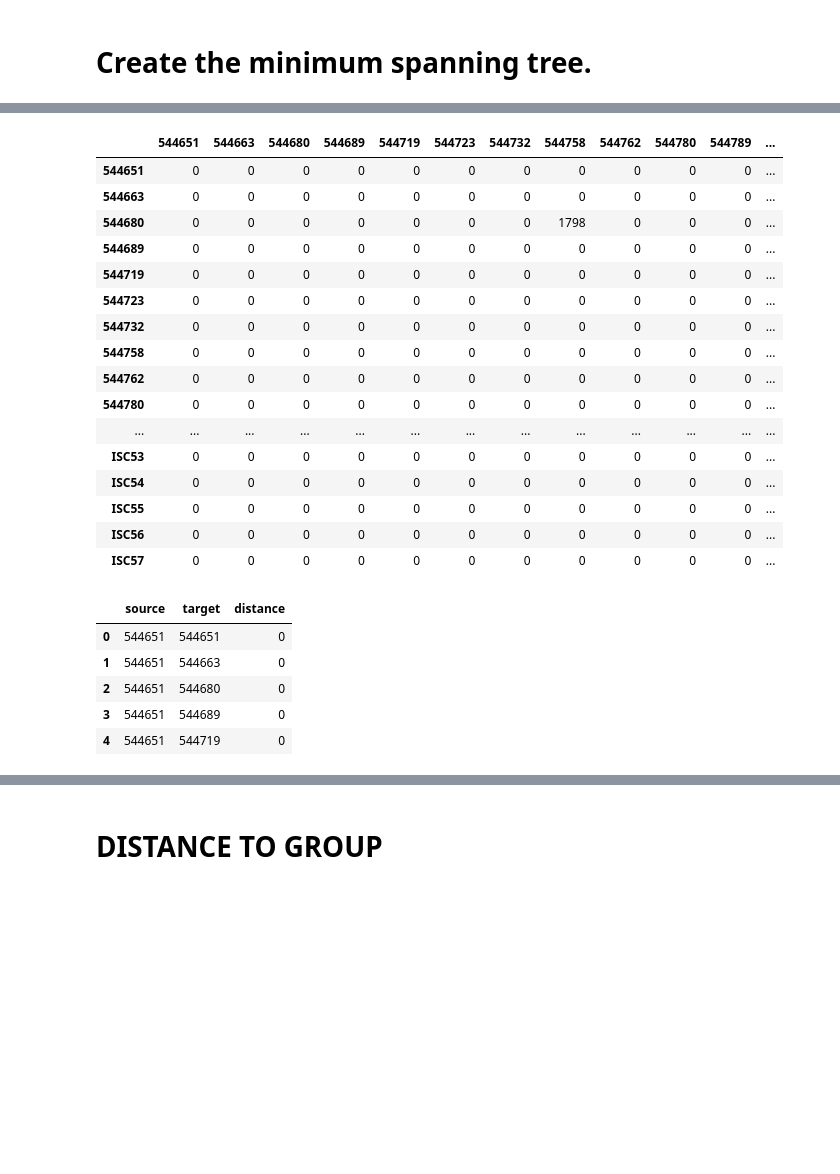
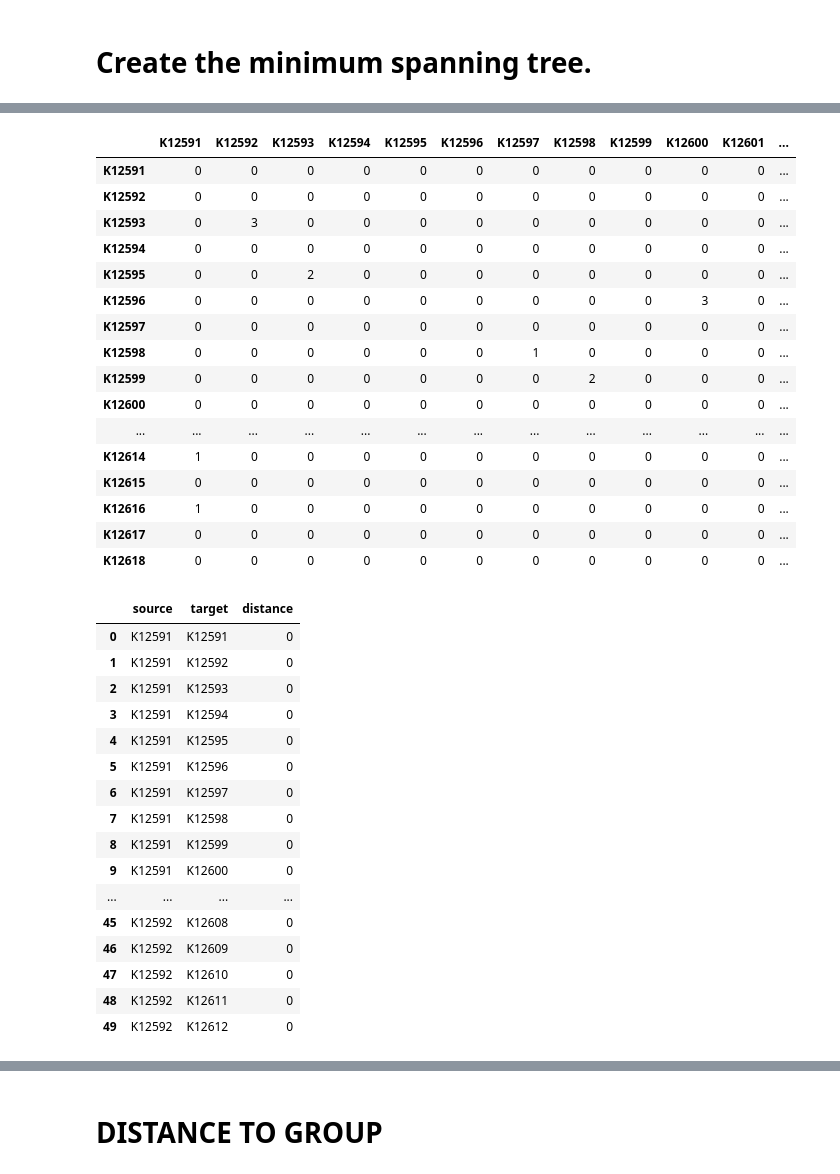
Before and after one commit to pedroscampoy/PJSC_utils, a Jupyter notebook: jupyter/Chewbbaca_to_network.ipynb, the cells around one changed output, grey strips where cells are left out. Saved outputs shown, nothing was run; the diff lists cells and outputs as text; code cells hidden in the pictures; blank space fills up the shorter version.

```diff
--- a/jupyter/Chewbbaca_to_network.ipynb
+++ b/jupyter/Chewbbaca_to_network.ipynb
@@ -16,7 +20,7 @@ pd.set_option('display.max_columns', None)
 pd.set_option('display.max_rows', None)
 pd.set_option('display.max_colwidth', None)
 # %%
-df = pd.read_csv('../data/cgMLST.tsv', sep='\t', index_col=0)
+df = pd.read_csv('/processing_Data/antibioticos/mperezv/ANALYSIS/OUTBREAK_COVID/chewbbaca/cgMLST/cgMLST.tsv', sep='\t', index_col=0)
 # %%
 df.head()
 # %% [output]
@@ -30,7 +34,8 @@ df.head()
 # %%
 #dft = df.iloc[:10,:5]
 # %%
-df.index = df.index.str.replace('_assembly.fa', '')
+df.index = df.index.str.replace('.fasta', '')
+df.columns = df.columns.str.replace('.fasta', '')
 #distance_df = distance_df.rename_axis(None)
 df.index.name = None
 # %%
@@ -365,31 +361,42 @@ mst_df = pd.DataFrame(mst, index=distance_df.index, columns=distance_df.index)
 # %%
 mst_df
 # %% [output]
-|  | 544651 | 544663 | 544680 | 544689 | 544719 | 544723 | 544732 | 544758 | 544762 | 544780 | 544789 | ... |
-| 544651 | 0 | 0 | 0 | 0 | 0 | 0 | 0 | 0 | 0 | 0 | 0 | ... |
-| 544663 | 0 | 0 | 0 | 0 | 0 | 0 | 0 | 0 | 0 | 0 | 0 | ... |
-| 544680 | 0 | 0 | 0 | 0 | 0 | 0 | 0 | 1798 | 0 | 0 | 0 | ... |
-| 544689 | 0 | 0 | 0 | 0 | 0 | 0 | 0 | 0 | 0 | 0 | 0 | ... |
-| 544719 | 0 | 0 | 0 | 0 | 0 | 0 | 0 | 0 | 0 | 0 | 0 | ... |
-| 544723 | 0 | 0 | 0 | 0 | 0 | 0 | 0 | 0 | 0 | 0 | 0 | ... |
-| 544732 | 0 | 0 | 0 | 0 | 0 | 0 | 0 | 0 | 0 | 0 | 0 | ... |
-| 544758 | 0 | 0 | 0 | 0 | 0 | 0 | 0 | 0 | 0 | 0 | 0 | ... |
-| 544762 | 0 | 0 | 0 | 0 | 0 | 0 | 0 | 0 | 0 | 0 | 0 | ... |
-| 544780 | 0 | 0 | 0 | 0 | 0 | 0 | 0 | 0 | 0 | 0 | 0 | ... |
+|  | K12591 | K12592 | K12593 | K12594 | K12595 | K12596 | K12597 | K12598 | K12599 | K12600 | K12601 | ... |
+| K12591 | 0 | 0 | 0 | 0 | 0 | 0 | 0 | 0 | 0 | 0 | 0 | ... |
+| K12592 | 0 | 0 | 0 | 0 | 0 | 0 | 0 | 0 | 0 | 0 | 0 | ... |
+| K12593 | 0 | 3 | 0 | 0 | 0 | 0 | 0 | 0 | 0 | 0 | 0 | ... |
+| K12594 | 0 | 0 | 0 | 0 | 0 | 0 | 0 | 0 | 0 | 0 | 0 | ... |
+| K12595 | 0 | 0 | 2 | 0 | 0 | 0 | 0 | 0 | 0 | 0 | 0 | ... |
+| K12596 | 0 | 0 | 0 | 0 | 0 | 0 | 0 | 0 | 0 | 3 | 0 | ... |
+| K12597 | 0 | 0 | 0 | 0 | 0 | 0 | 0 | 0 | 0 | 0 | 0 | ... |
+| K12598 | 0 | 0 | 0 | 0 | 0 | 0 | 1 | 0 | 0 | 0 | 0 | ... |
+| K12599 | 0 | 0 | 0 | 0 | 0 | 0 | 0 | 2 | 0 | 0 | 0 | ... |
+| K12600 | 0 | 0 | 0 | 0 | 0 | 0 | 0 | 0 | 0 | 0 | 0 | ... |
 | ... | ... | ... | ... | ... | ... | ... | ... | ... | ... | ... | ... | ... |
-| ISC53 | 0 | 0 | 0 | 0 | 0 | 0 | 0 | 0 | 0 | 0 | 0 | ... |
-| ISC54 | 0 | 0 | 0 | 0 | 0 | 0 | 0 | 0 | 0 | 0 | 0 | ... |
-| ISC55 | 0 | 0 | 0 | 0 | 0 | 0 | 0 | 0 | 0 | 0 | 0 | ... |
-| ISC56 | 0 | 0 | 0 | 0 | 0 | 0 | 0 | 0 | 0 | 0 | 0 | ... |
-| ISC57 | 0 | 0 | 0 | 0 | 0 | 0 | 0 | 0 | 0 | 0 | 0 | ... |
+| K12614 | 1 | 0 | 0 | 0 | 0 | 0 | 0 | 0 | 0 | 0 | 0 | ... |
+| K12615 | 0 | 0 | 0 | 0 | 0 | 0 | 0 | 0 | 0 | 0 | 0 | ... |
+| K12616 | 1 | 0 | 0 | 0 | 0 | 0 | 0 | 0 | 0 | 0 | 0 | ... |
+| K12617 | 0 | 0 | 0 | 0 | 0 | 0 | 0 | 0 | 0 | 0 | 0 | ... |
+| K12618 | 0 | 0 | 0 | 0 | 0 | 0 | 0 | 0 | 0 | 0 | 0 | ... |
 # %%
 mst_df_pw = mst_df.stack().reset_index(name='distance').rename(columns={'level_0': 'source', 'level_1': 'target'})
 # %%
-mst_df_pw.head()
+mst_df_pw.head(50)
 # %% [output]
 |  | source | target | distance |
-| 0 | 544651 | 544651 | 0 |
-| 1 | 544651 | 544663 | 0 |
-| 2 | 544651 | 544680 | 0 |
-| 3 | 544651 | 544689 | 0 |
-| 4 | 544651 | 544719 | 0 |
+| 0 | K12591 | K12591 | 0 |
+| 1 | K12591 | K12592 | 0 |
+| 2 | K12591 | K12593 | 0 |
+| 3 | K12591 | K12594 | 0 |
+| 4 | K12591 | K12595 | 0 |
+| 5 | K12591 | K12596 | 0 |
+| 6 | K12591 | K12597 | 0 |
+| 7 | K12591 | K12598 | 0 |
+| 8 | K12591 | K12599 | 0 |
+| 9 | K12591 | K12600 | 0 |
+| ... | ... | ... | ... |
+| 45 | K12592 | K12608 | 0 |
+| 46 | K12592 | K12609 | 0 |
+| 47 | K12592 | K12610 | 0 |
+| 48 | K12592 | K12611 | 0 |
+| 49 | K12592 | K12612 | 0 |
```
Also changed, not shown: parts of 33 cells of this notebook, 1 other file.
